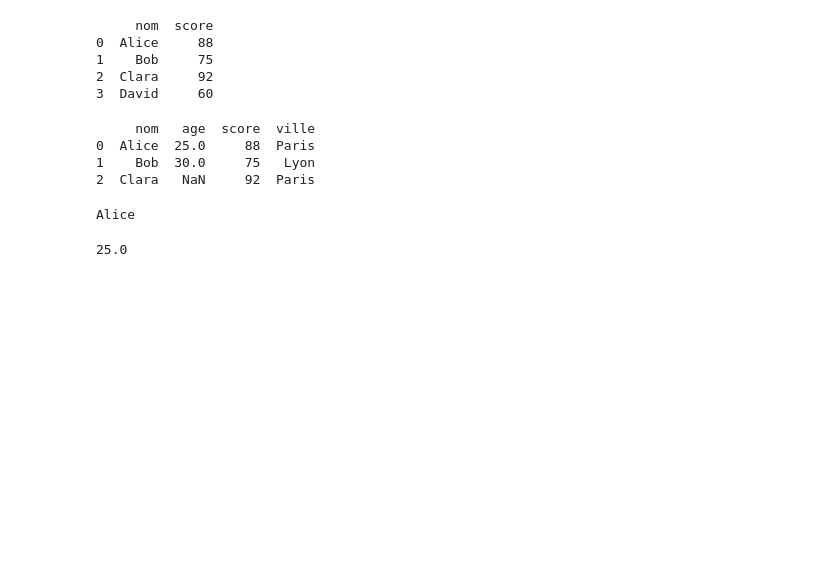
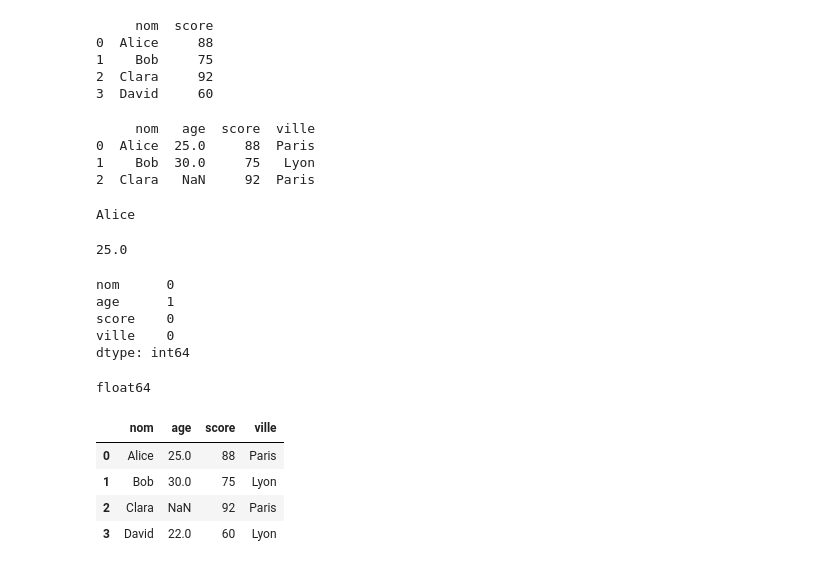
Before and after one commit to harifaly/Python_for_data_science, a Jupyter notebook: __pandas__.ipynb, the cells around one changed output. Cells and saved outputs as stored; diff of their text form; code cells hidden in the pictures; blank space fills up the shorter version.

```diff
--- a/__pandas__.ipynb
+++ b/__pandas__.ipynb
@@ -91,2 +103,23 @@ print(df.iloc[0, 1])
 # %% [output]
 25.0
+# %%
+# ______Valeurs manquantes_________
+print(df.isnull().sum())         # compter les NaN
+# %% [output]
+nom      0
+age      1
+score    0
+ville    0
+dtype: int64
+# %%
+print(df['age'].dtype)
+# %% [output]
+float64
+# %%
+df
+# %% [output]
+|  | nom | age | score | ville |
+| 0 | Alice | 25.0 | 88 | Paris |
+| 1 | Bob | 30.0 | 75 | Lyon |
+| 2 | Clara | NaN | 92 | Paris |
+| 3 | David | 22.0 | 60 | Lyon |
```
Also changed, not shown: parts of 15 cells of this notebook.
